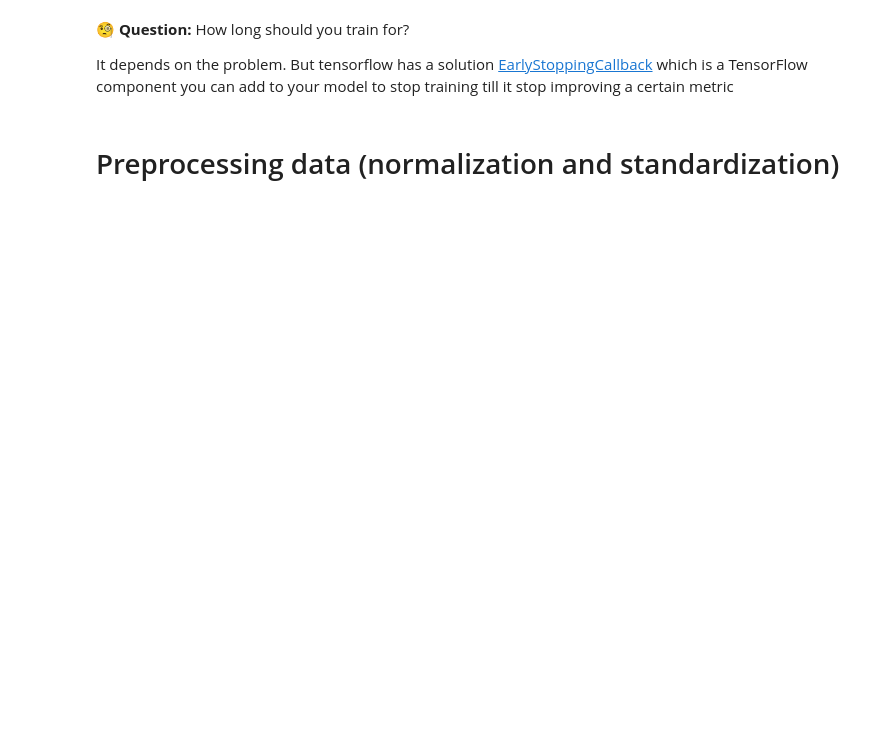
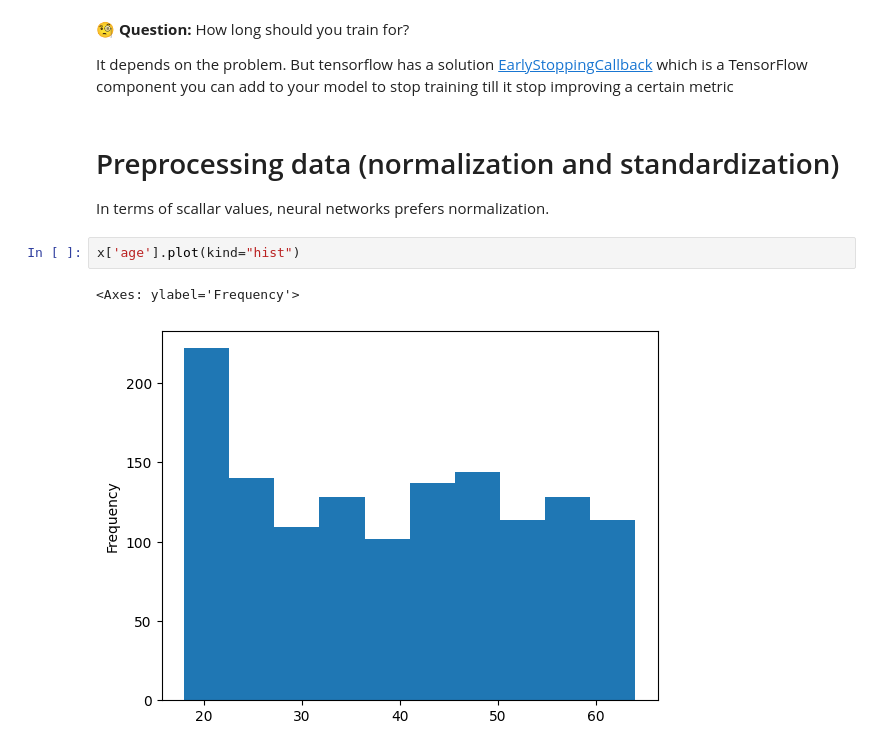
Before and after one commit to WillianVMR/tensorflow-experiments, a Jupyter notebook: experiments/medical_cost_prediction.ipynb, the cells around one changed output. Cells and saved outputs as stored; diff of their text form; blank space fills up the shorter version.

```diff
--- a/experiments/medical_cost_prediction.ipynb
+++ b/experiments/medical_cost_prediction.ipynb
@@ -252,3 +252,10 @@ It depends on the problem.
 But tensorflow has a solution [EarlyStoppingCallback](https://www.tensorflow.org/api_docs/python/tf/keras/callbacks/EarlyStopping) which is a TensorFlow component you can add to your model to stop training till it stop improving a certain metric
 # %% [markdown]
 # Preprocessing data (normalization and standardization)
+
+In terms of scallar values, neural networks prefers normalization.
+# %%
+x['age'].plot(kind="hist")
+# %% [output]
+<Axes: ylabel='Frequency'>
+[figure, added]
```
Also changed, not shown: parts of 19 cells of this notebook.
